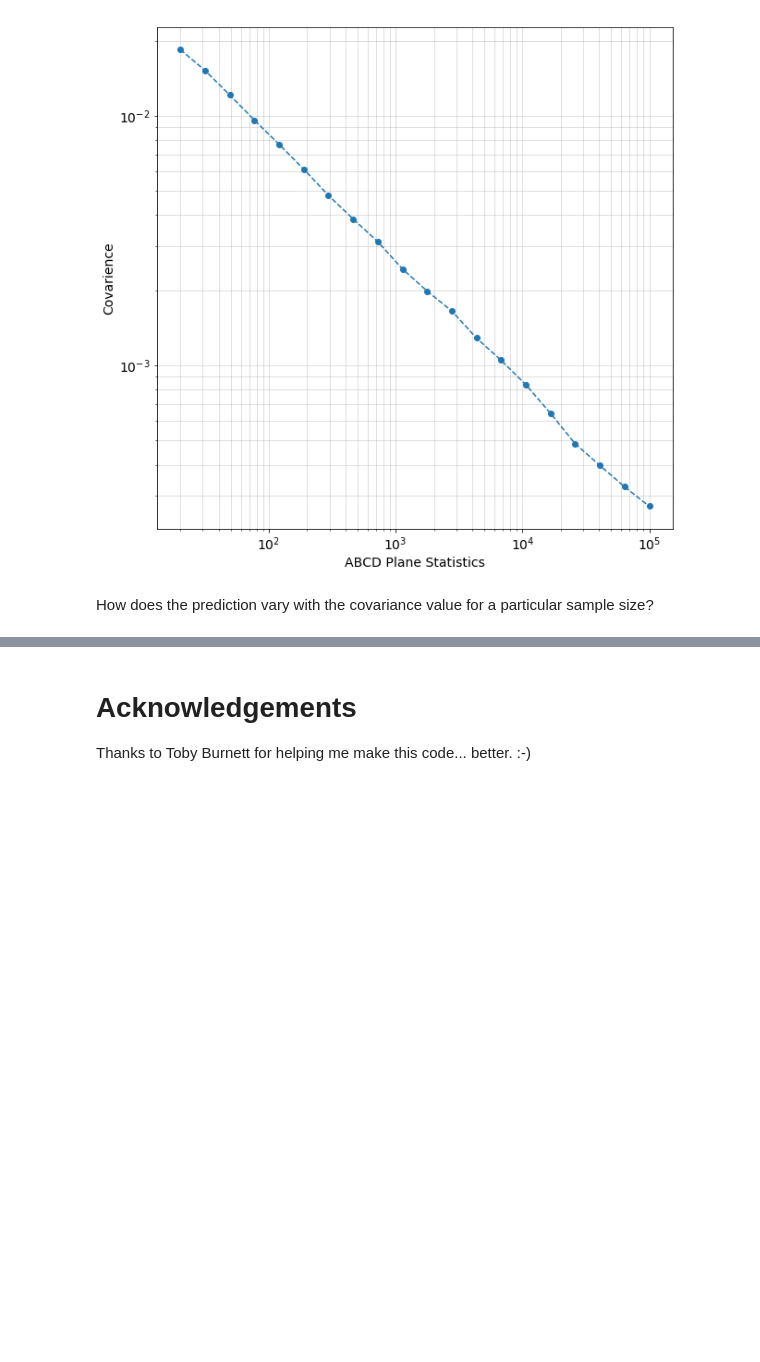
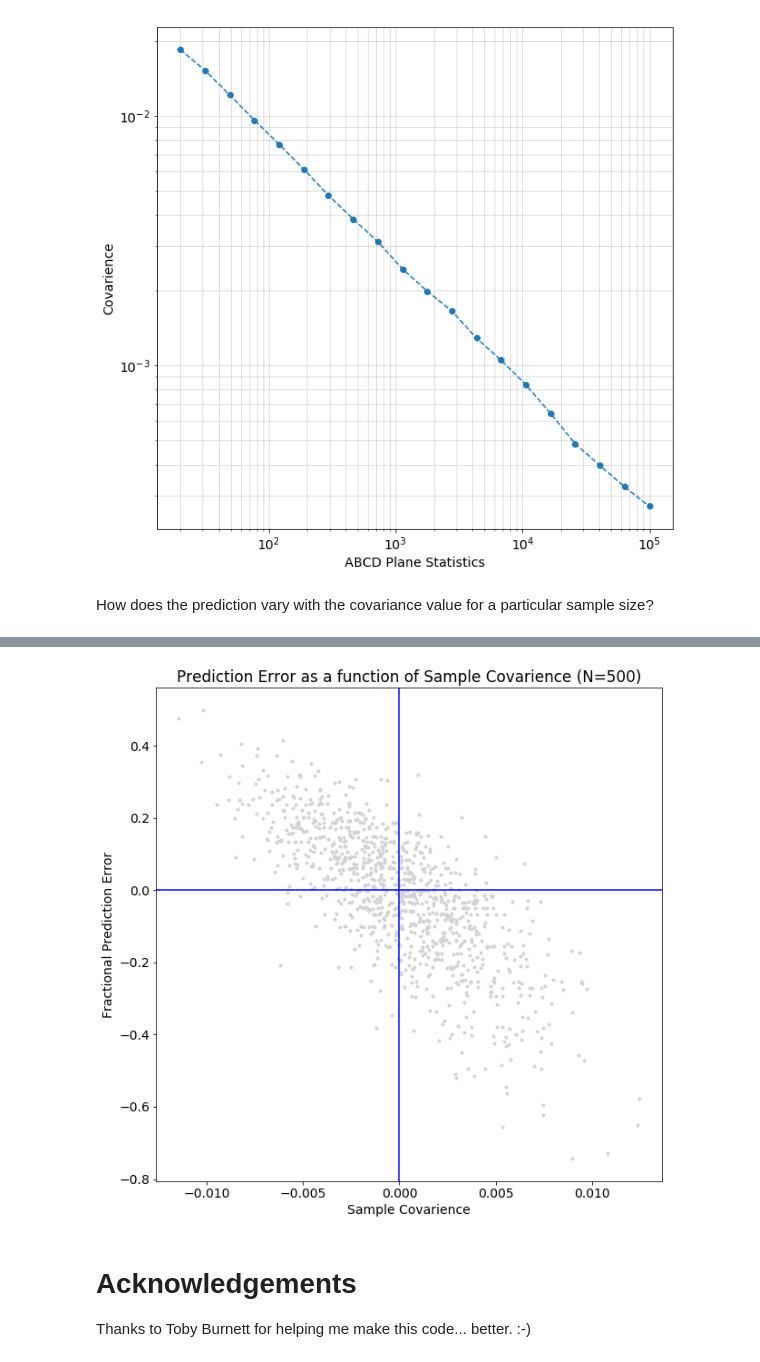
Before and after one commit to ATLASCalRatio/ABCDExplorations, a Jupyter notebook: notebooks/01 - Simple Uncorrelated.ipynb, the cells around one changed output, grey strips where cells are left out. Saved outputs shown, nothing was run; the diff lists cells and outputs as text; code cells hidden in the pictures; blank space fills up the shorter version.

```diff
--- a/notebooks/01 - Simple Uncorrelated.ipynb
+++ b/notebooks/01 - Simple Uncorrelated.ipynb
@@ -184,3 +192,7 @@ plot_covar_pred(100)
+# %%
+plot_covar_pred(500)
+# %% [output]
+[figure, added]
 # %% [markdown]
 # Acknowledgements
 Thanks to Toby Burnett for helping me make this code... better. :-)
```
Also changed, not shown: parts of 3 cells of this notebook.
